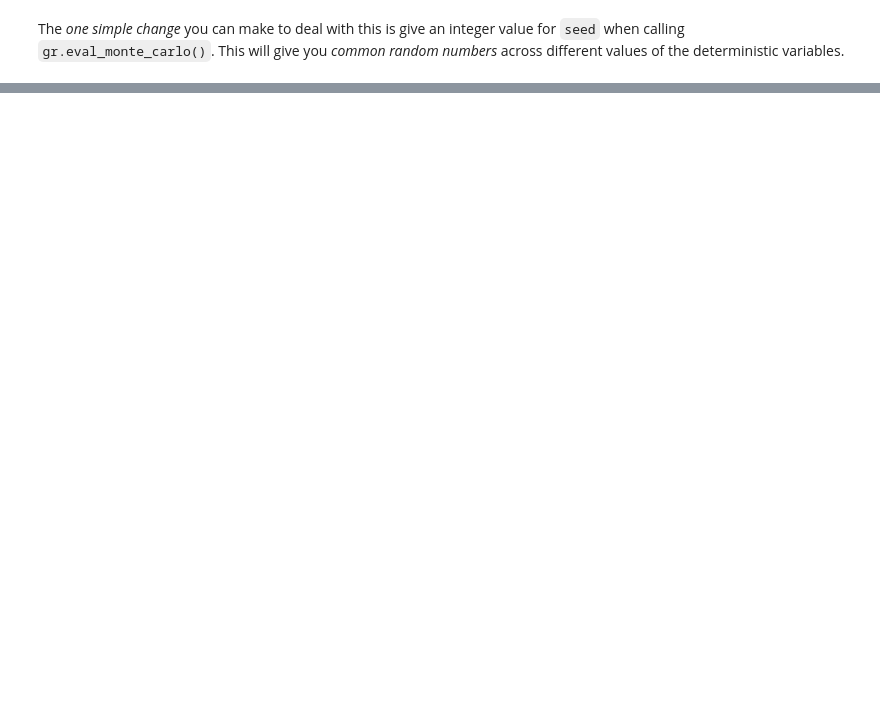
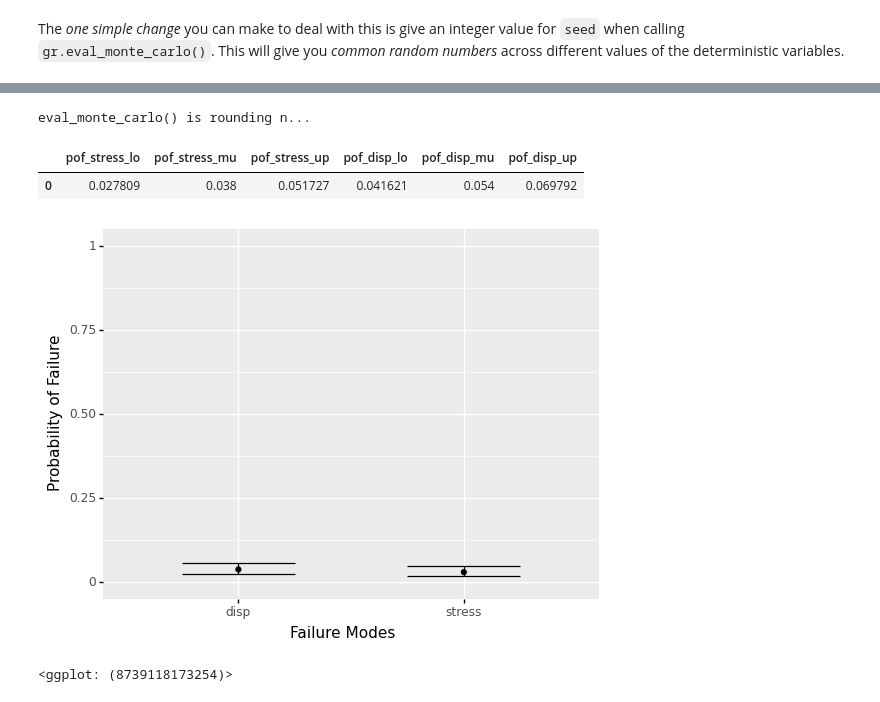
Before and after one commit to zdelrosario/pdo-notes, a Jupyter notebook: day14.ipynb, the cells around one changed output, grey strips where cells are left out. Cells and saved outputs as stored; diff of their text form; code cells hidden in the pictures; blank space fills up the shorter version.

```diff
--- a/day14.ipynb
+++ b/day14.ipynb
@@ -508,0 +587,65 @@ for i in range(df_sweep_t.shape[0]):
+# %%
+(
+    md_beam
+    >> gr.ev_monte_carlo(n=1e3, df_det="nom")
+    >> gr.tf_mutate(
+        fail_stress=DF.g_stress <= 0,
+        fail_disp=DF.g_disp <= 0,
+    )
+    >> gr.tf_summarize(
+        pof_stress_lo=gr.binomial_ci(DF.fail_stress, side="lo"),
+        pof_stress_mu=gr.mean(DF.fail_stress),
+        pof_stress_up=gr.binomial_ci(DF.fail_stress, side="up"),
+
+        pof_disp_lo=gr.binomial_ci(DF.fail_disp, side="lo"),
+        pof_disp_mu=gr.mean(DF.fail_disp),
+        pof_disp_up=gr.binomial_ci(DF.fail_disp, side="up"),
+    )
+)
+# %% [output]
+eval_monte_carlo() is rounding n...
+|  | pof_stress_lo | pof_stress_mu | pof_stress_up | pof_disp_lo | pof_disp_mu | pof_disp_up |
+| 0 | 0.027809 | 0.038 | 0.051727 | 0.041621 | 0.054 | 0.069792 |
+# %%
+(
+    md_beam
+    >> gr.ev_monte_carlo(n=500, df_det="nom")
+#     >> gr.ev_monte_carlo(n=1e3, df_det="nom")
+    >> gr.tf_mutate(
+        fail_stress=DF.g_stress <= 0,
+        fail_disp=DF.g_disp <= 0,
+    )
+    >> gr.tf_summarize(
+        pof_stress_lo=gr.binomial_ci(DF.fail_stress, side="lo"),
+        pof_stress_mu=gr.mean(DF.fail_stress),
+        pof_stress_up=gr.binomial_ci(DF.fail_stress, side="up"),
+
+        pof_disp_lo=gr.binomial_ci(DF.fail_disp, side="lo"),
+        pof_disp_mu=gr.mean(DF.fail_disp),
+        pof_disp_up=gr.binomial_ci(DF.fail_disp, side="up"),
+    )
+    ## Data reshaping
+    >> gr.tf_gather(
+        "key",
+        "value",
+        gr.everything(),
+    )
+    >> gr.tf_mutate(
+        stat=gr.str_sub(DF.key, start=-2),
+        mode=gr.str_sub(DF.key, start=4, end=-3),
+    )
+    >> gr.tf_select("value", "stat", "mode")
+    >> gr.tf_spread("stat", "value")
+    ## Visualize
+    >> ggplot(aes("mode"))
+    + geom_point(aes(y="mu"))
+    + geom_errorbar(aes(ymin="lo", ymax="up"))
+    + coord_cartesian(ylim=(0, 1))
+    + labs(
+        x="Failure Modes",
+        y="Probability of Failure",
+    )
+)
+# %% [output]
+[figure, added]
+<ggplot: (8739118173254)>
```
Also changed, not shown: parts of 25 cells of this notebook, 2 other files.
